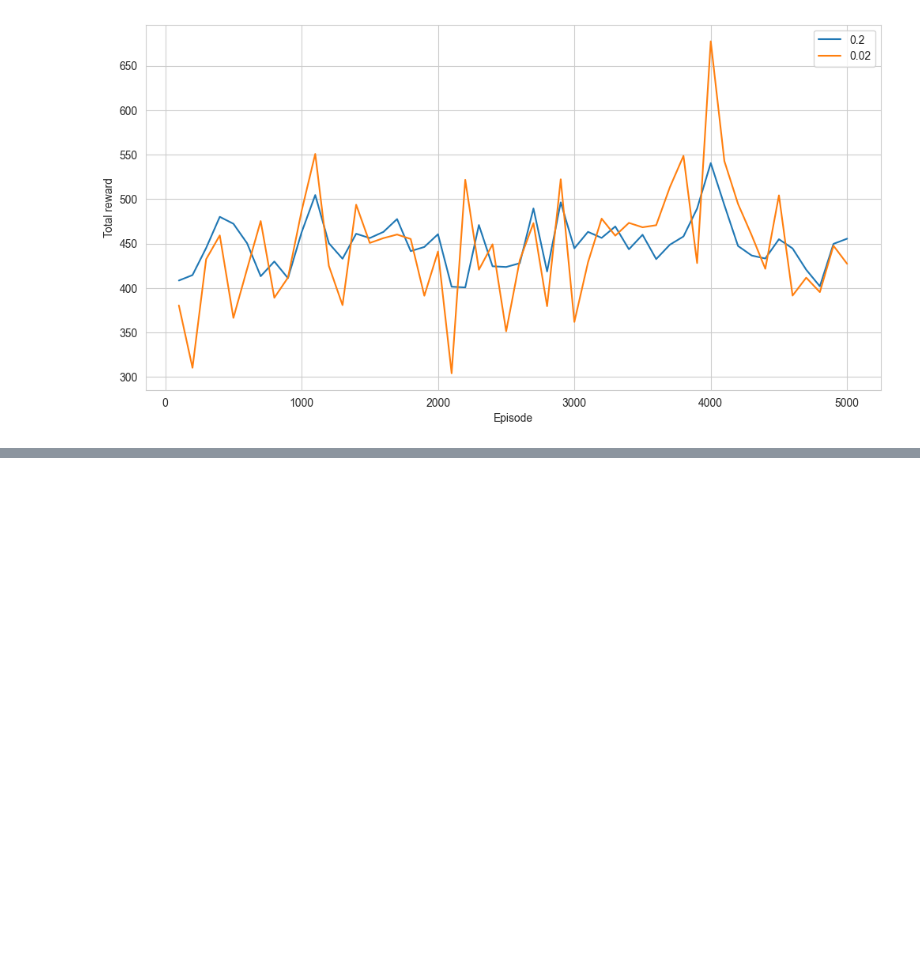
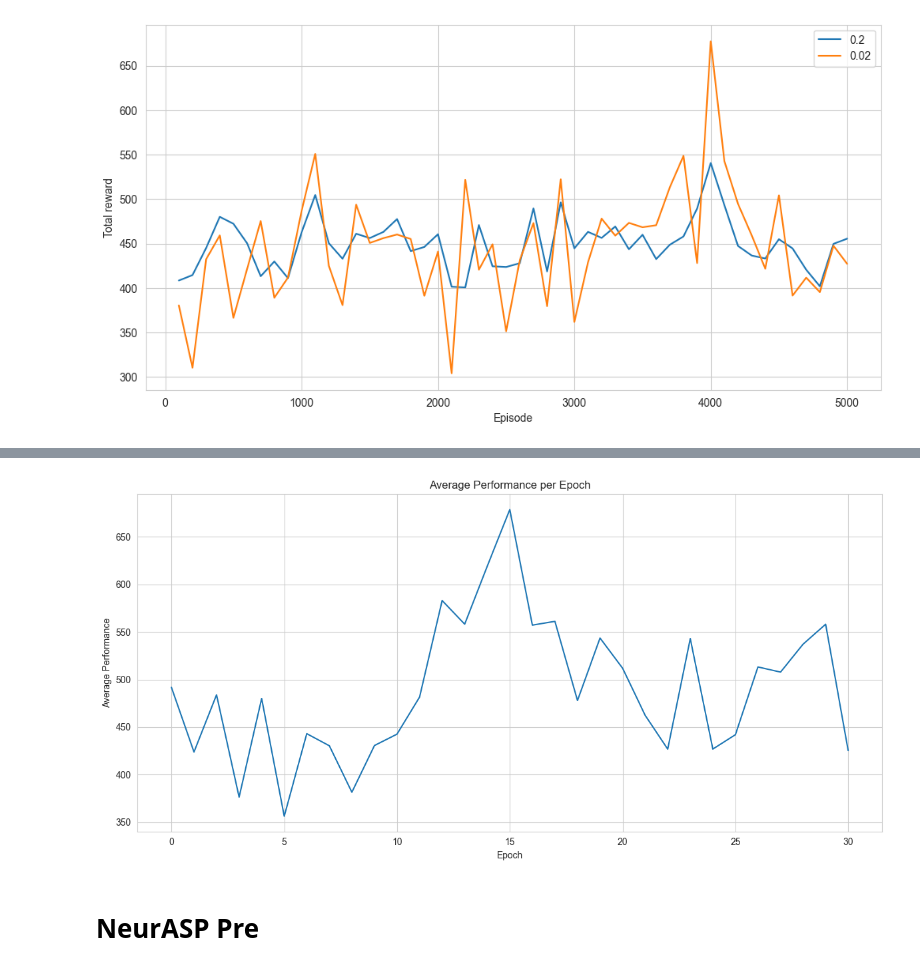
Before and after one commit to MaximVandecasteele/NeurASP, a Jupyter notebook: Evaluation/results_baseline.ipynb, the cells around one changed output, grey strips where cells are left out. Saved outputs shown, nothing was run; the diff lists cells and outputs as text; code cells hidden in the pictures; blank space fills up the shorter version.

```diff
--- a/Evaluation/results_baseline.ipynb
+++ b/Evaluation/results_baseline.ipynb
@@ -954,0 +966,8 @@ model_average_rewards_df
+# %%
+file_path_performance_neurasp_balanced = '/Users/maximvandecasteele/PycharmProjects/NeurASP/Evaluation/data_performance_neurasp_single.csv'
+# %%
+df_performance_neurasp_balanced = pd.read_csv(file_path_performance_neurasp_balanced)
+# %%
+average_rewards_df_neurasp_balanced = df_performance_neurasp_balanced.groupby(['run', 'model'])['reward'].mean().reset_index()
+
+average_rewards_df_neurasp_balanced.rename(columns={'reward': 'average_reward'}, inplace=True)
@@ -954,0 +990,2 @@ model_average_rewards_df
+# %%
+model_average_rewards_neurasp_balanced_df = average_rewards_df_neurasp_balanced.groupby('model')['average_reward'].mean().reset_index()
@@ -954,0 +1012,16 @@ model_average_rewards_df
+# %%
+# Set Seaborn style
+sns.set_style("whitegrid")
+
+# Plot the average reward per model
+plt.figure(figsize=(12, 6))  # Adjust size as needed
+sns.lineplot(x='model', y='average_reward', data=model_average_rewards_neurasp_balanced_df, sort=False)
+plt.xlabel('Epoch')
+plt.ylabel('Average Performance')
+plt.title('Average Performance per Epoch') # Rotate x-axis labels for better readability
+plt.tight_layout()  # Adjust layout
+plt.show()
+# %% [output]
+[figure, added]
+# %% [markdown]
+# NeurASP Pre
```
Also changed, not shown: parts of 65 cells of this notebook, 18 other files.
